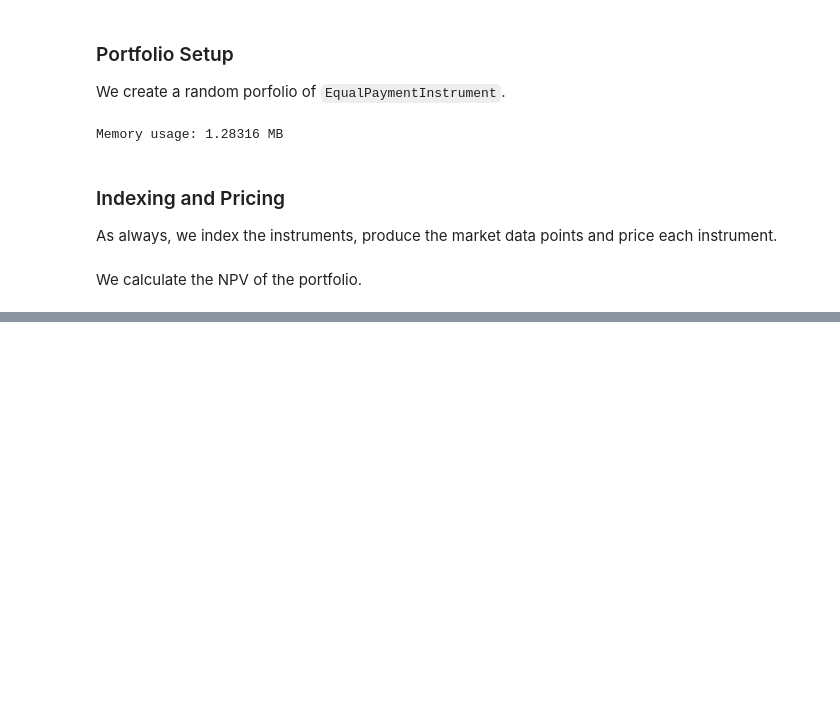
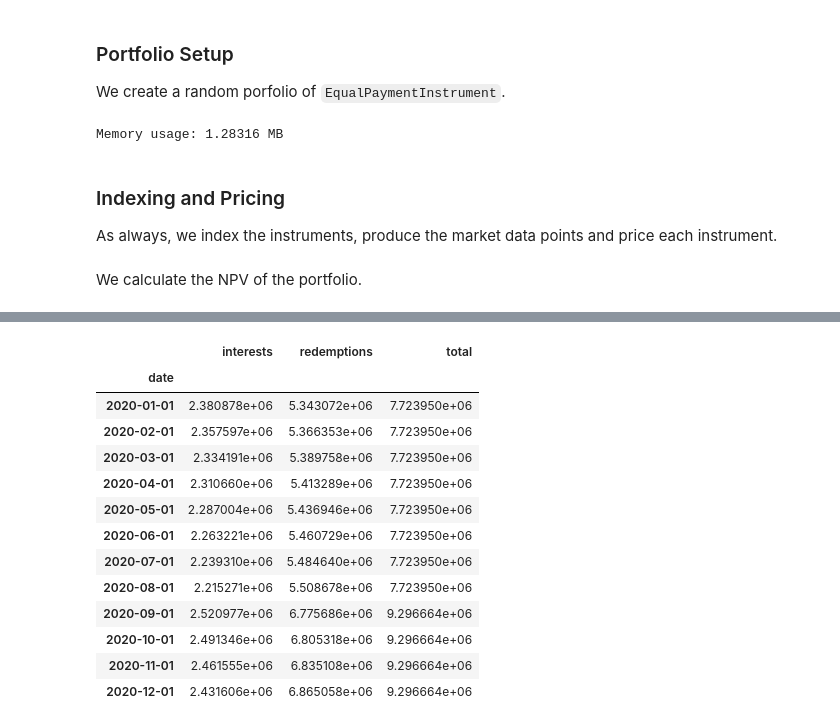
Before and after one commit to jmelo11/atlas, a Jupyter notebook: python/notebooks/mortagePortfolioExample.ipynb, the cells around one changed output, grey strips where cells are left out. Saved outputs shown, nothing was run; the diff lists cells and outputs as text; code cells hidden in the pictures; blank space fills up the shorter version.

```diff
--- a/python/notebooks/mortagePortfolioExample.ipynb
+++ b/python/notebooks/mortagePortfolioExample.ipynb
@@ -131,0 +129,22 @@ tape.getMemory()
+# %%
+results = cashflowsVisitor.getResults()
+cashflows = cashflows.assign(date=cashflows.index.astype(str))
+cashflows = cashflows.assign(total=cashflows.sum(axis=1))
+cashflows.index = pd.to_datetime(cashflows.date)
+cashflows = cashflows.drop(columns=['date'])
+cashflows.loc['2020']
+# %% [output]
+|  | interests | redemptions | total |
+| date |  |  |  |
+| 2020-01-01 | 2.380878e+06 | 5.343072e+06 | 7.723950e+06 |
+| 2020-02-01 | 2.357597e+06 | 5.366353e+06 | 7.723950e+06 |
+| 2020-03-01 | 2.334191e+06 | 5.389758e+06 | 7.723950e+06 |
+| 2020-04-01 | 2.310660e+06 | 5.413289e+06 | 7.723950e+06 |
+| 2020-05-01 | 2.287004e+06 | 5.436946e+06 | 7.723950e+06 |
+| 2020-06-01 | 2.263221e+06 | 5.460729e+06 | 7.723950e+06 |
+| 2020-07-01 | 2.239310e+06 | 5.484640e+06 | 7.723950e+06 |
+| 2020-08-01 | 2.215271e+06 | 5.508678e+06 | 7.723950e+06 |
+| 2020-09-01 | 2.520977e+06 | 6.775686e+06 | 9.296664e+06 |
+| 2020-10-01 | 2.491346e+06 | 6.805318e+06 | 9.296664e+06 |
+| 2020-11-01 | 2.461555e+06 | 6.835108e+06 | 9.296664e+06 |
+| 2020-12-01 | 2.431606e+06 | 6.865058e+06 | 9.296664e+06 |
```
Also changed, not shown: parts of 17 cells of this notebook, 4 other files.
